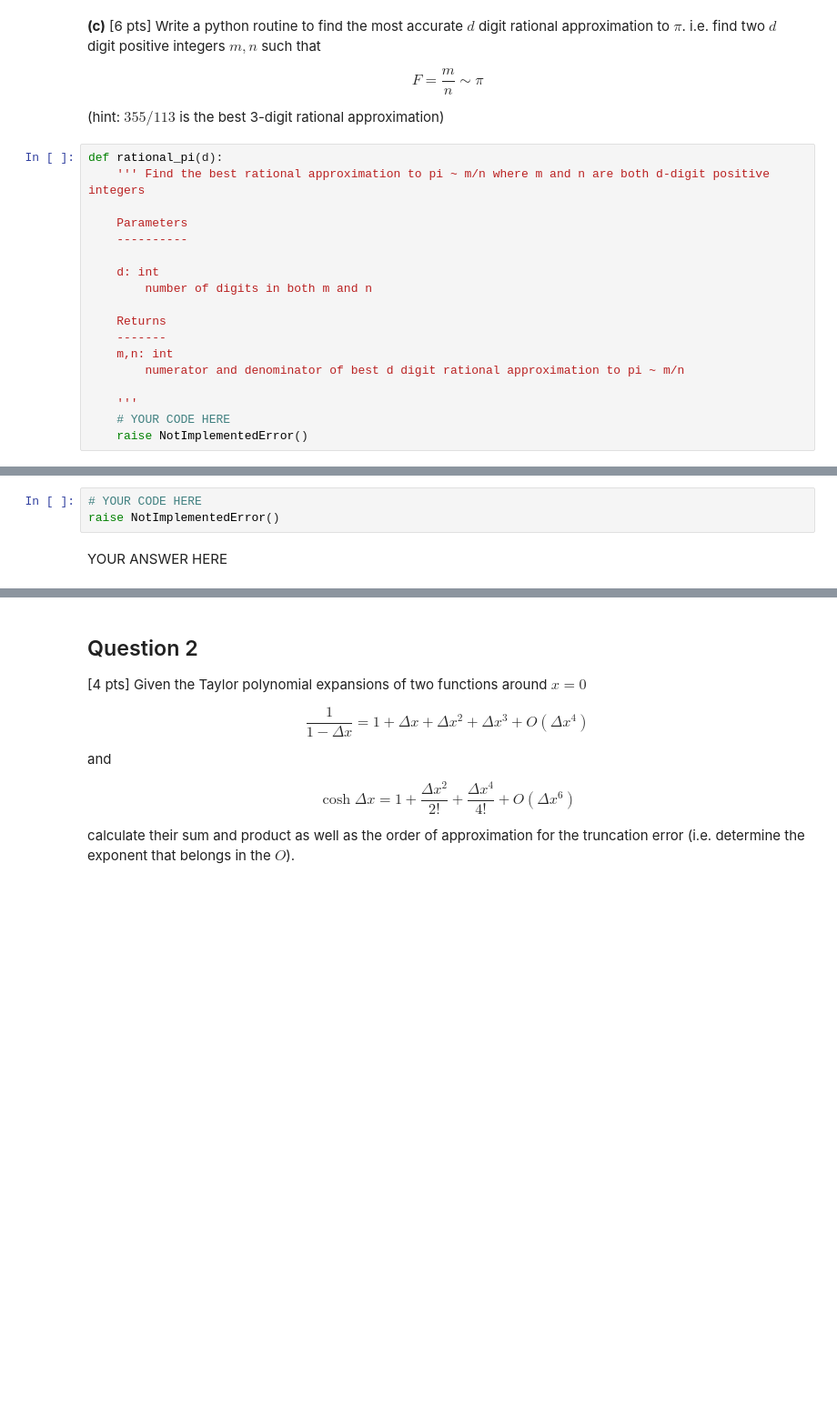
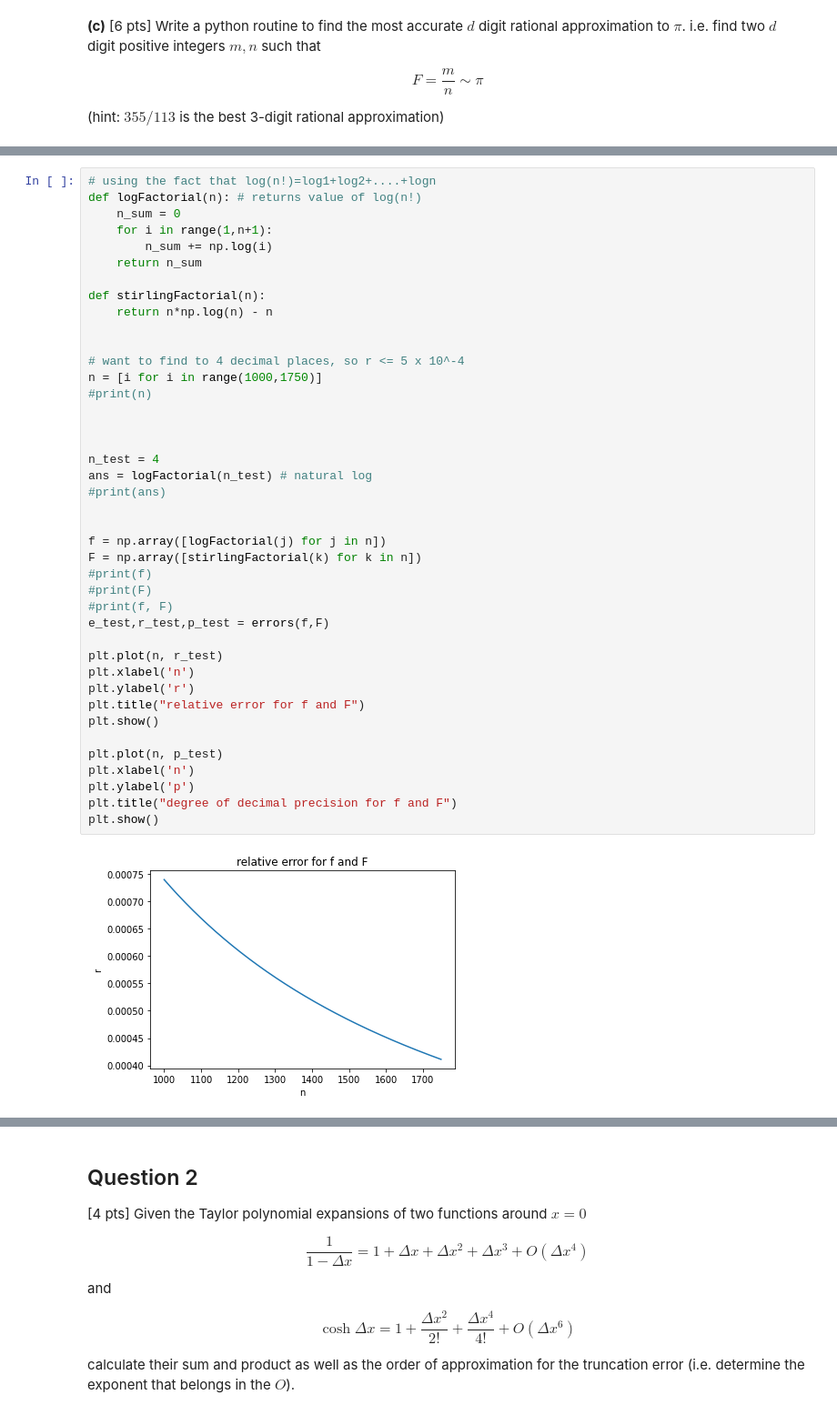
Before and after one commit to catekat16/num_methods, a Jupyter notebook: hw/HW1_error.ipynb, the cells around one changed output, grey strips where cells are left out. Shown at 91% size. Drawn from its saved outputs; the diff is of its cells as text; blank space fills up the shorter version.

```diff
--- a/hw/HW1_error.ipynb
+++ b/hw/HW1_error.ipynb
@@ -79,21 +103,3 @@ two $d$ digit positive integers $m,n$ such that
 $$ F = \frac{m}{n} \sim \pi$$
 
 (hint:  $355/113$ is the best 3-digit rational approximation)
-# %%
-def rational_pi(d):
-    ''' Find the best rational approximation to pi ~ m/n where m and n are both d-digit positive integers
-
-    Parameters
-    ----------
-
-    d: int
-        number of digits in both m and n
-
-    Returns
-    -------
-    m,n: int
-        numerator and denominator of best d digit rational approximation to pi ~ m/n
-
-    '''
-    # YOUR CODE HERE
-    raise NotImplementedError()
@@ -121,8 +189,46 @@ Do the following
 **Note**: If you use the `factorial` function imported from `scipy.special`, you will not be able to answer this question.  **Why?**
 
 **Hint**: However there is another way to evaluate $\log(n!)$ for integer $n$ that will work.
-# %%
-# YOUR CODE HERE
-raise NotImplementedError()
-# %% [markdown]
-YOUR ANSWER HERE
+# %%
+# using the fact that log(n!)=log1+log2+....+logn
+def logFactorial(n): # returns value of log(n!)
+    n_sum = 0
+    for i in range(1,n+1):
+        n_sum += np.log(i)
+    return n_sum
+
+def stirlingFactorial(n):
+    return n*np.log(n) - n
+
+
+# want to find to 4 decimal places, so r <= 5 x 10^-4
+n = [i for i in range(1000,1750)]
+#print(n)
+
+
+
+n_test = 4
+ans = logFactorial(n_test) # natural log
+#print(ans)
+
+
+f = np.array([logFactorial(j) for j in n])
+F = np.array([stirlingFactorial(k) for k in n])
+#print(f)
+#print(F)
+#print(f, F)
+e_test,r_test,p_test = errors(f,F)
+
+plt.plot(n, r_test)
+plt.xlabel('n')
+plt.ylabel('r')
+plt.title("relative error for f and F")
+plt.show()
+
+plt.plot(n, p_test)
+plt.xlabel('n')
+plt.ylabel('p')
+plt.title("degree of decimal precision for f and F")
+plt.show()
+# %% [output]
+[figure, added]
```
Also changed, not shown: parts of 25 cells of this notebook, 2 other files.
